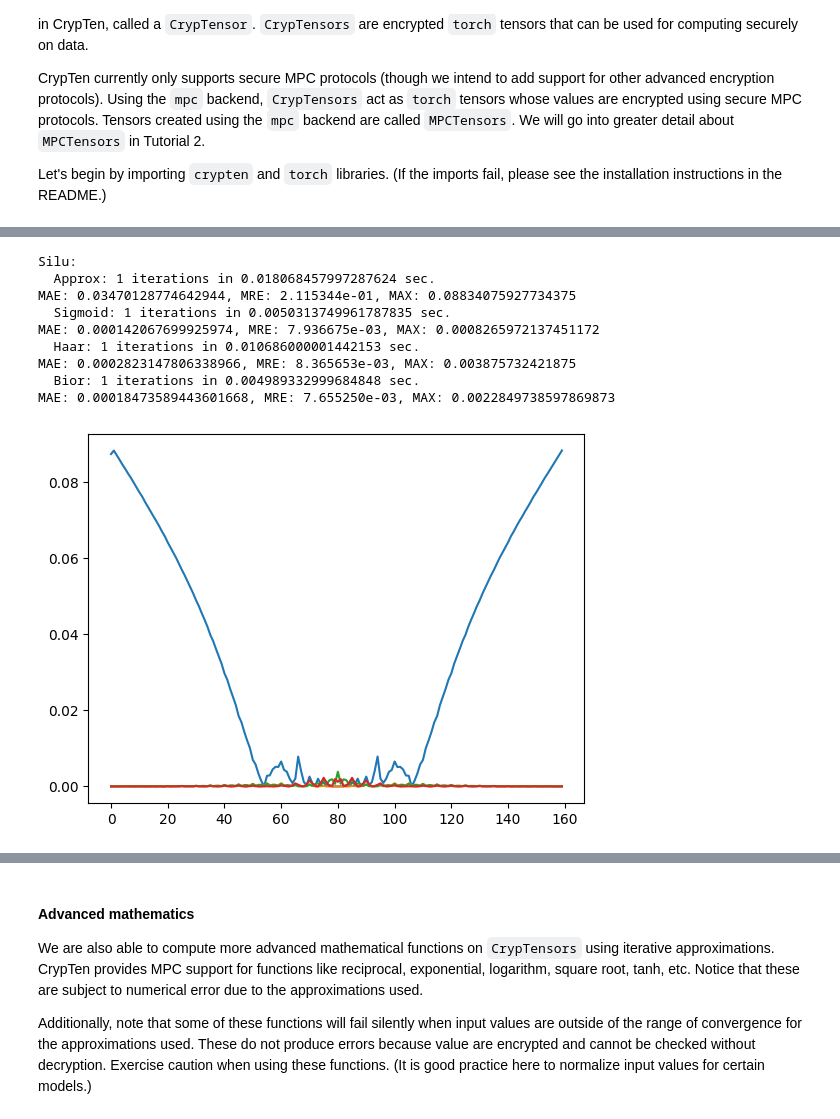
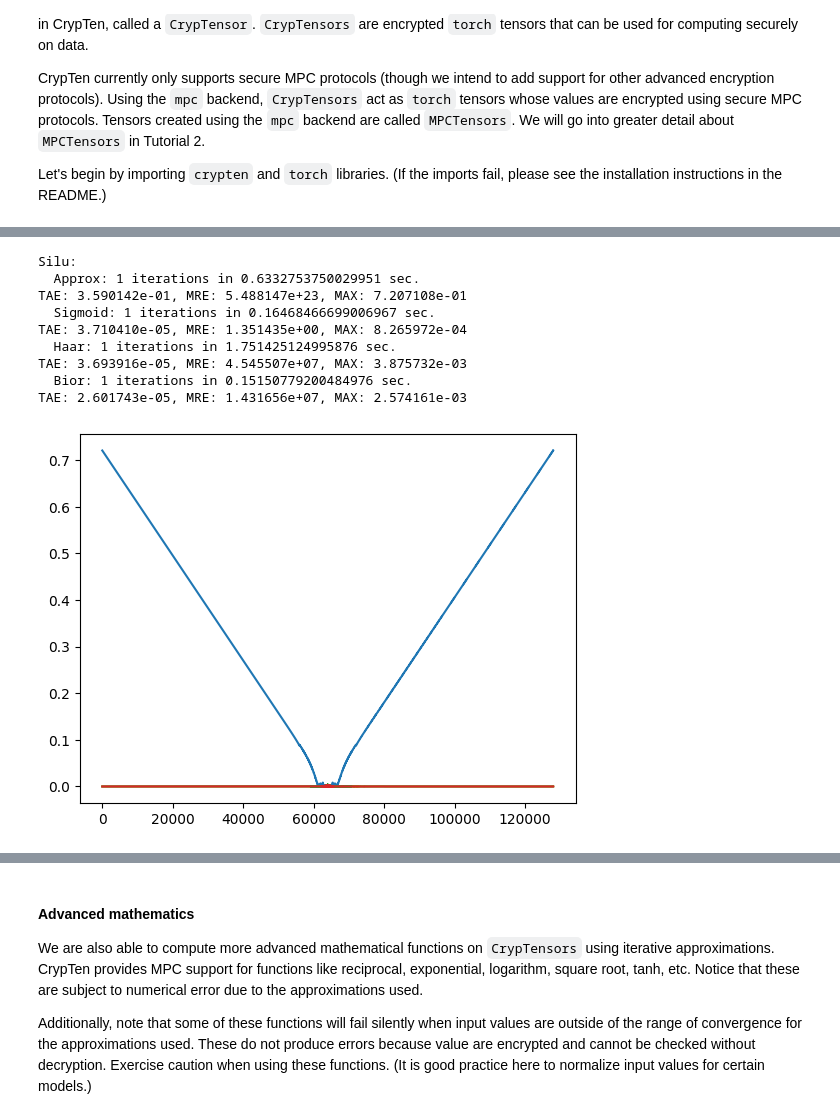
Before and after one commit to jimouris/curl, a Jupyter notebook: tutorials/Tutorial_0_Function_Approximations.ipynb, the cells around one changed output, grey strips where cells are left out. Cells and saved outputs as stored; diff of their text form; code cells hidden in the pictures.

```diff
--- a/tutorials/Tutorial_0_Function_Approximations.ipynb
+++ b/tutorials/Tutorial_0_Function_Approximations.ipynb
@@ -298,11 +288,11 @@ MAE: 0.3214499056339264, MRE: 4.258255e-01, MAX: 135.8702850341797
 # %%
-# x = torch.arange(-10, 10, 0.01)
-x = torch.rand((2, 2))
+x = torch.arange(0, 64, 0.001)
+# x = torch.rand((2, 2))
 print(x.size())
 x_enc = crypten.cryptensor(x)
 
 print("\nSin:")
-print("  Exact :", x.sin()[:print_terms])
+# print("  Exact :", x.sin()[:print_terms])
 with cfg.temp_override({"functions.trigonometry_method": 'NR'}):
     start1 = timeit.default_timer()
     for _ in range(num_iters):
@@ -367,4 +356,7 @@ MAE: 0.001384437084197998, MRE: 1.731901e-03, MAX: 0.0022628307342529297
 # %%
+x = torch.arange(-64, 64, 0.001)
+x_enc = crypten.cryptensor(x)
+
 print("\nSigmoid:")
 print("  Exact :", x.sigmoid()[:print_terms])
 with cfg.temp_override({"functions.sigmoid_tanh_method": 'reciprocal', "functions.reciprocal_method": 'NR', "functions.exp_method": 'limit'}):
@@ -429,7 +421,7 @@ MAE: 0.0008204877376556396, MRE: 1.448274e-03, MAX: 0.0016924142837524414
 # %%
-x = torch.arange(-1, 1, 0.01)
-print(x.size())
-x_enc = crypten.cryptensor(x)
+# x = torch.arange(-1, 1, 0.01)
+# print(x.size())
+# x_enc = crypten.cryptensor(x)
 
 print("Erf:")
 print("  Exact :", x.erf()[:print_terms])
@@ -465,12 +456,12 @@ MAE: 0.006429800298064947, MRE: 2.316806e-02, MAX: 0.016430199146270752
 # %%
-x = torch.arange(-4, 4, 0.1)
-x_enc = crypten.cryptensor(x)
+# x = torch.arange(start=1.01, end=10, step=0.01)
+# x_enc = crypten.cryptensor(x)
 
 gelu = x * (1 + (x / torch.sqrt(torch.tensor(2))).erf()) / 2
 relu = x * (x > 0)
 
 print("\nGelu:")
-# print("  Exact :", gelu)
+print("  Exact :", gelu)
 with cfg.temp_override({"functions.gelu_method": 'erf', "functions.erf_method": 'Taylor'}):
     start1 = timeit.default_timer()
     for _ in range(num_iters):
@@ -509,47 +507,47 @@ MAE: 0.012912158854305744, MRE: 3.217306e-02, MAX: 0.9998732805252075
 # %%
-x = torch.arange(-8, 8, 0.1)
-x_enc = crypten.cryptensor(x)
+# x = torch.arange(-8, 8, 0.1)
+# x_enc = crypten.cryptensor(x)
 
 silu = x * x.sigmoid()
 relu = x * (x > 0)
 
 print("\nSilu:")
 # print("  Exact :", silu)
 with cfg.temp_override({"functions.silu_method": 'sigmoid', "functions.sigmoid_tanh_method": 'reciprocal'}):
     start1 = timeit.default_timer()
     for _ in range(num_iters):
         z_enc = x_enc.silu()  # Private
     print_app("Approx", timeit.default_timer(), start1)
     print_diff(silu, z_enc)
 with cfg.temp_override({"functions.silu_method": 'sigmoid', "functions.sigmoid_method": 'bior'}):
     start1 = timeit.default_timer()
     for _ in range(num_iters):
         z_enc = x_enc.silu()  # Private
     print_app("Sigmoid", timeit.default_timer(), start1)
     print_diff(silu, z_enc)
 with cfg.temp_override({"functions.silu_method": 'haar'}):
     start1 = timeit.default_timer()
     for _ in range(num_iters):
         z_enc = x_enc.silu()  # Private
     print_app("Haar", timeit.default_timer(), start1)
     print_diff(silu, z_enc)
 with cfg.temp_override({"functions.silu_method": 'bior'}):
     start1 = timeit.default_timer()
     for _ in range(num_iters):
         z_enc = x_enc.silu()  # Privat6
     print_app("Bior", timeit.default_timer(), start1)
     print_diff(silu, z_enc)
 # %% [output]
 Silu:
-  Approx: 1 iterations in 0.018068457997287624 sec.
-MAE: 0.03470128774642944, MRE: 2.115344e-01, MAX: 0.08834075927734375
-  Sigmoid: 1 iterations in 0.0050313749961787835 sec.
-MAE: 0.000142067699925974, MRE: 7.936675e-03, MAX: 0.0008265972137451172
-  Haar: 1 iterations in 0.010686000001442153 sec.
-MAE: 0.0002823147806338966, MRE: 8.365653e-03, MAX: 0.003875732421875
-  Bior: 1 iterations in 0.004989332999684848 sec.
-MAE: 0.00018473589443601668, MRE: 7.655250e-03, MAX: 0.0022849738597869873
+  Approx: 1 iterations in 0.6332753750029951 sec.
+TAE: 3.590142e-01, MRE: 5.488147e+23, MAX: 7.207108e-01
+  Sigmoid: 1 iterations in 0.16468466699006967 sec.
+TAE: 3.710410e-05, MRE: 1.351435e+00, MAX: 8.265972e-04
+  Haar: 1 iterations in 1.751425124995876 sec.
+TAE: 3.693916e-05, MRE: 4.545507e+07, MAX: 3.875732e-03
+  Bior: 1 iterations in 0.15150779200484976 sec.
+TAE: 2.601743e-05, MRE: 1.431656e+07, MAX: 2.574161e-03
-[figure, old version]
+[figure, new version]
 # %%
 plt.plot(relu)
 plt.plot(gelu)
```
Also changed, not shown: parts of 17 cells of this notebook, 3 other files.
